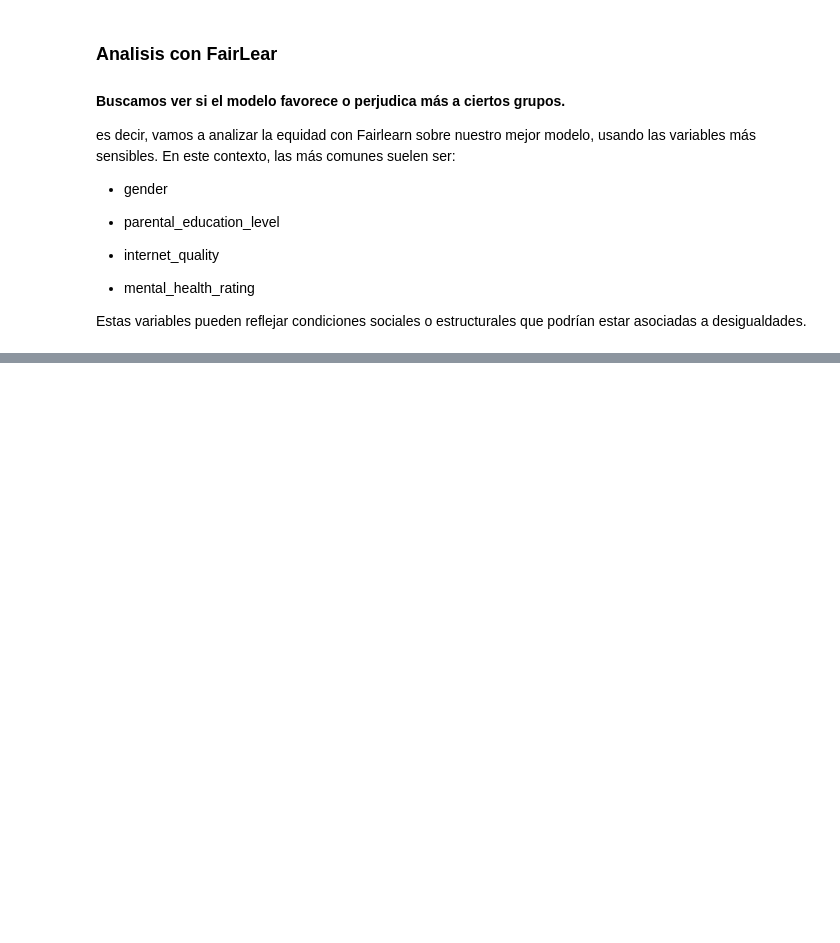
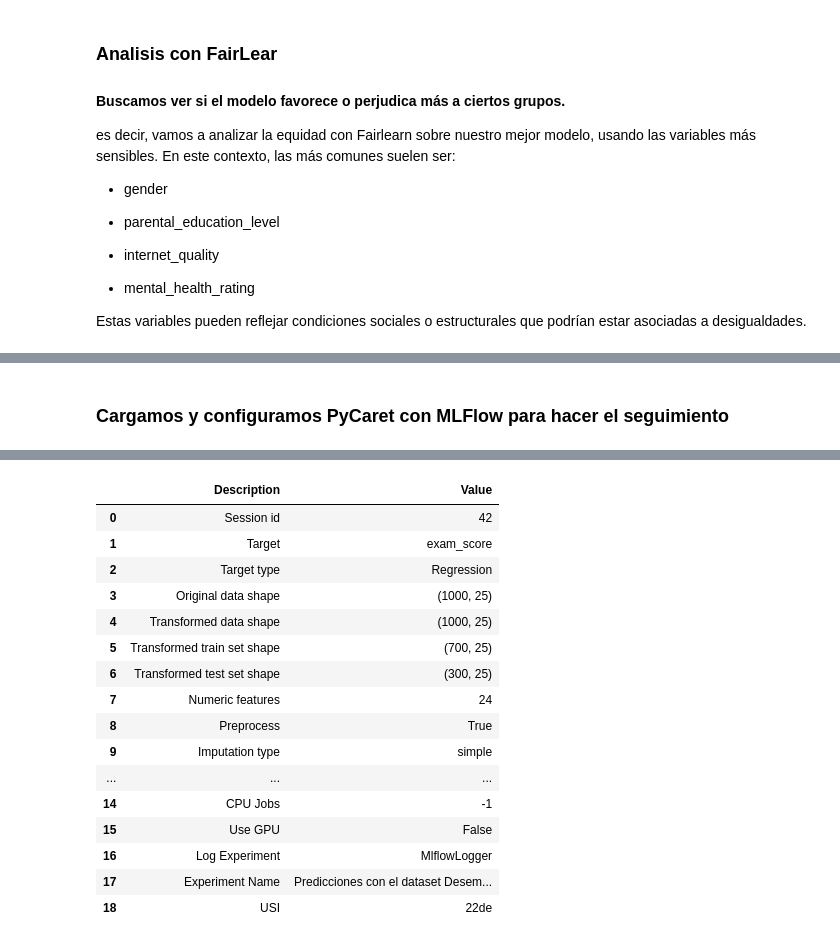
Before and after one commit to ISPC-23/ABP_practica_prof_2, a Jupyter notebook: scripts/PracticaProfII.ipynb, the cells around one changed output, grey strips where cells are left out. Drawn from its saved outputs; the diff is of its cells as text; code cells hidden in the pictures; blank space fills up the shorter version.

```diff
--- a/scripts/PracticaProfII.ipynb
+++ b/scripts/PracticaProfII.ipynb
@@ -878,5 +799,5 @@ df.head()
 # %%
-#df = df.drop(columns=["student_id"])
+df = df.drop(columns=["student_id"])
 
 # separamos entre predictores y variable objetivo
 X = df.drop('exam_score',axis = 1)
@@ -1236,0 +1259,3 @@ mental_health_rating
+# %%
+import mlflow
+mlflow.set_tracking_uri(f"file://{MLFLOW_ROOT}")
@@ -1236,0 +1352,17 @@ mental_health_rating
+# %% [markdown]
+### Cargamos y configuramos PyCaret con MLFlow para hacer el seguimiento
+# %%
+from pycaret.regression import setup, compare_models, finalize_model, save_model
+
+#Creamos el experimento en MLflow
+mlflow.set_experiment("Predicciones con el dataset Desempeño académico de los estudiantes en base a sus hábitos2")
+
+exp = setup(
+    data=df_encoded,
+    target='exam_score',
+    session_id=42,
+    log_experiment=True,
+    experiment_name='Predicciones con el dataset Desempeño académico de los estudiantes en base a sus hábitos2',
+    log_plots=True          # registra gráficos (conf matrix, etc.)
+)
+# %% [output]
@@ -1236,0 +1370,17 @@ mental_health_rating
+|  | Description | Value |
+| 0 | Session id | 42 |
+| 1 | Target | exam_score |
+| 2 | Target type | Regression |
+| 3 | Original data shape | (1000, 25) |
+| 4 | Transformed data shape | (1000, 25) |
+| 5 | Transformed train set shape | (700, 25) |
+| 6 | Transformed test set shape | (300, 25) |
+| 7 | Numeric features | 24 |
+| 8 | Preprocess | True |
+| 9 | Imputation type | simple |
+| ... | ... | ... |
+| 14 | CPU Jobs | -1 |
+| 15 | Use GPU | False |
+| 16 | Log Experiment | MlflowLogger |
+| 17 | Experiment Name | Predicciones con el dataset Desem... |
+| 18 | USI | 22de |
```
Also changed, not shown: parts of 66 cells of this notebook.
